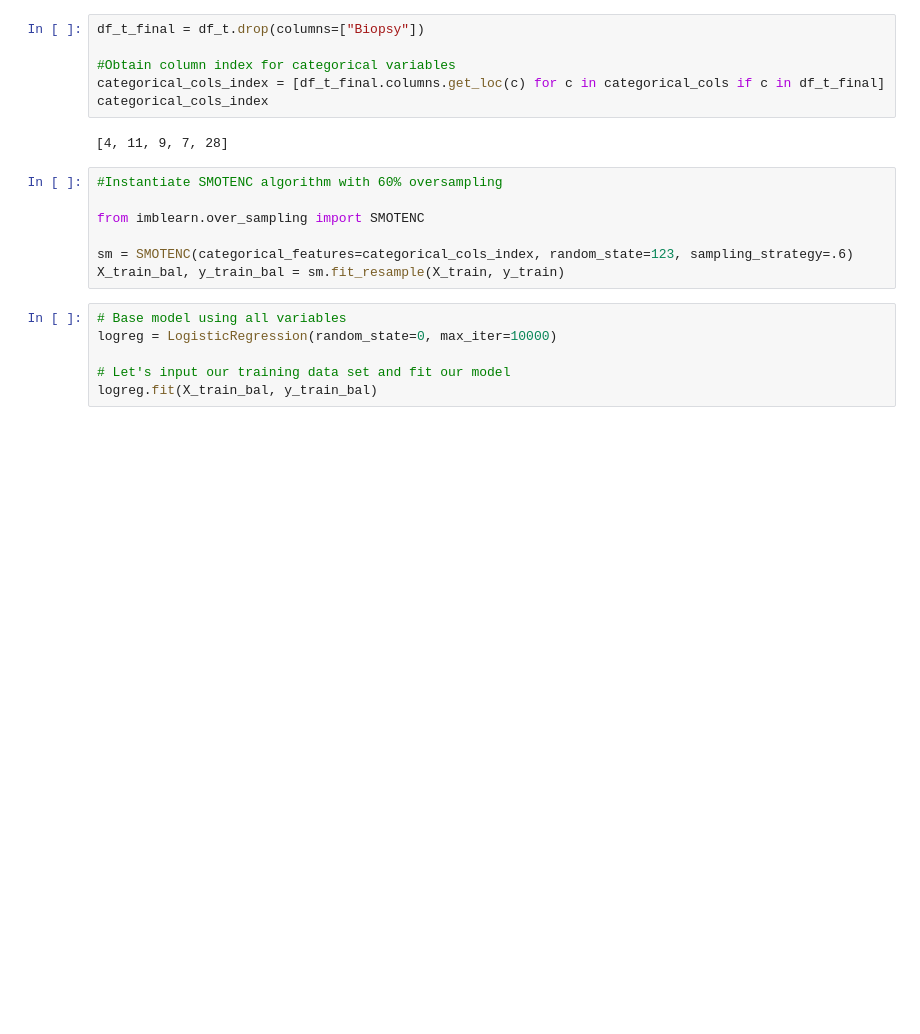
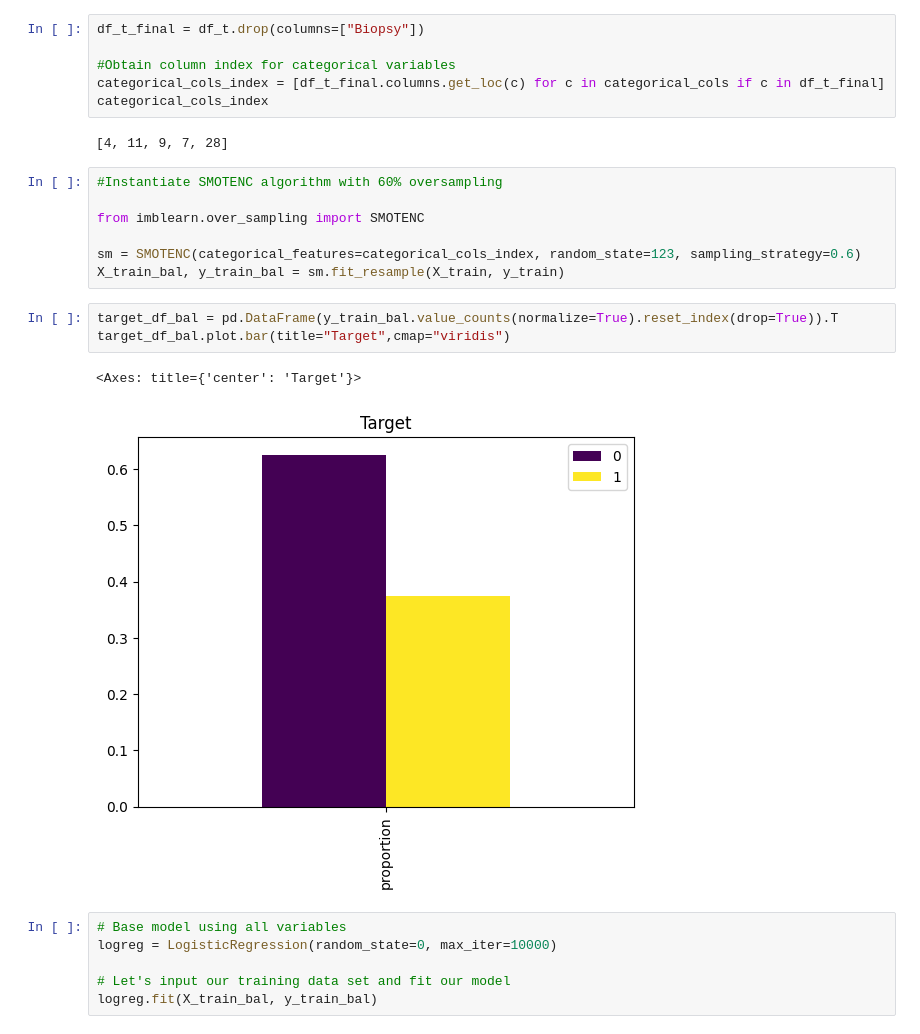
Before and after one commit to darryl-john/pmdsa-stat-280-pml, a Jupyter notebook: 02-requirements/HW1/HW1_Cervical_balanced.ipynb, the cells around one changed output. Drawn from its saved outputs; the diff is of its cells as text; blank space fills up the shorter version.

```diff
--- a/02-requirements/HW1/HW1_Cervical_balanced.ipynb
+++ b/02-requirements/HW1/HW1_Cervical_balanced.ipynb
@@ -226,8 +226,14 @@ categorical_cols_index
 
 from imblearn.over_sampling import SMOTENC
 
-sm = SMOTENC(categorical_features=categorical_cols_index, random_state=123, sampling_strategy=.6)
+sm = SMOTENC(categorical_features=categorical_cols_index, random_state=123, sampling_strategy=0.6)
 X_train_bal, y_train_bal = sm.fit_resample(X_train, y_train)
+# %%
+target_df_bal = pd.DataFrame(y_train_bal.value_counts(normalize=True).reset_index(drop=True)).T
+target_df_bal.plot.bar(title="Target",cmap="viridis")
+# %% [output]
+<Axes: title={'center': 'Target'}>
+[figure, added]
 # %%
 # Base model using all variables
 logreg = LogisticRegression(random_state=0, max_iter=10000)
```
Also changed, not shown: parts of 9 cells of this notebook.
